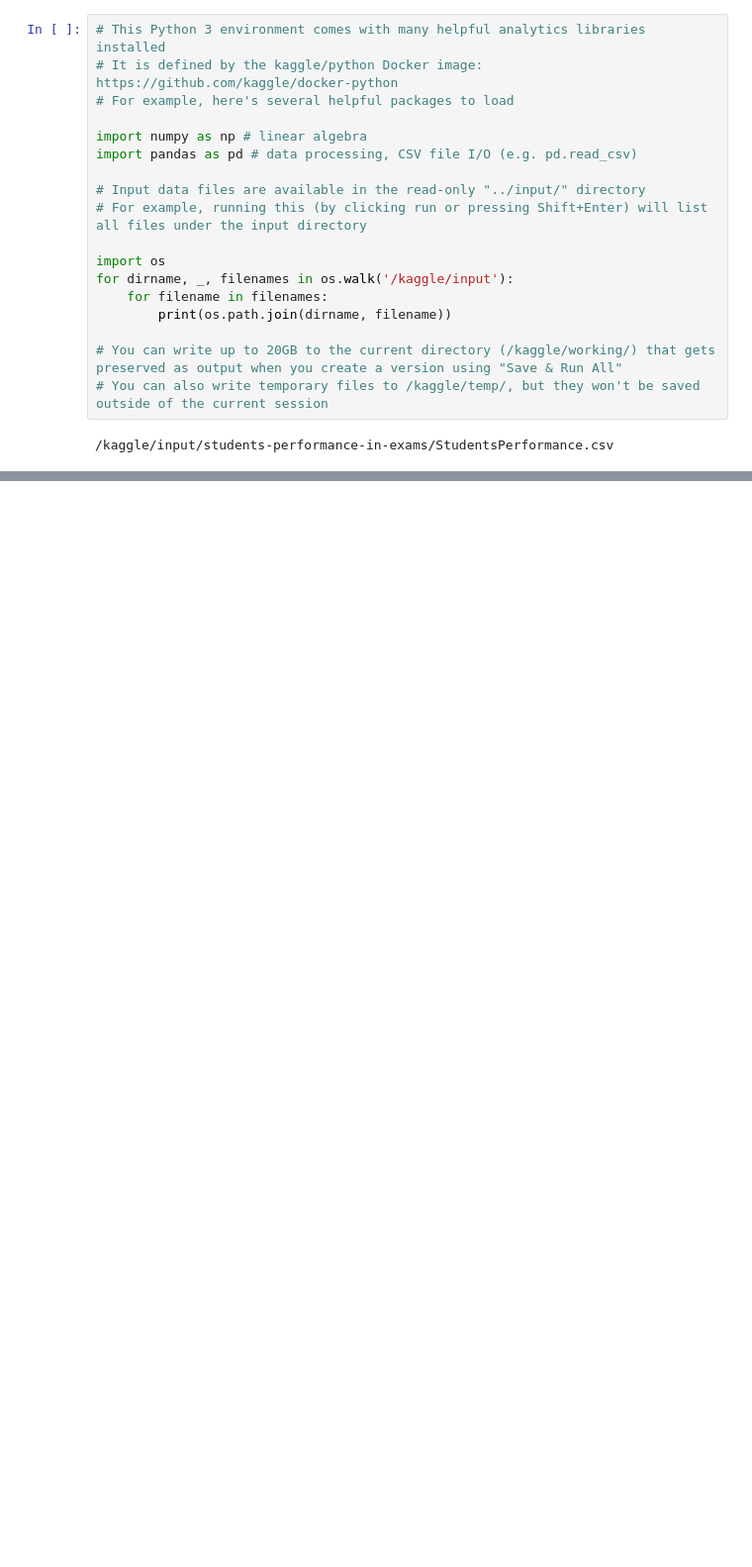
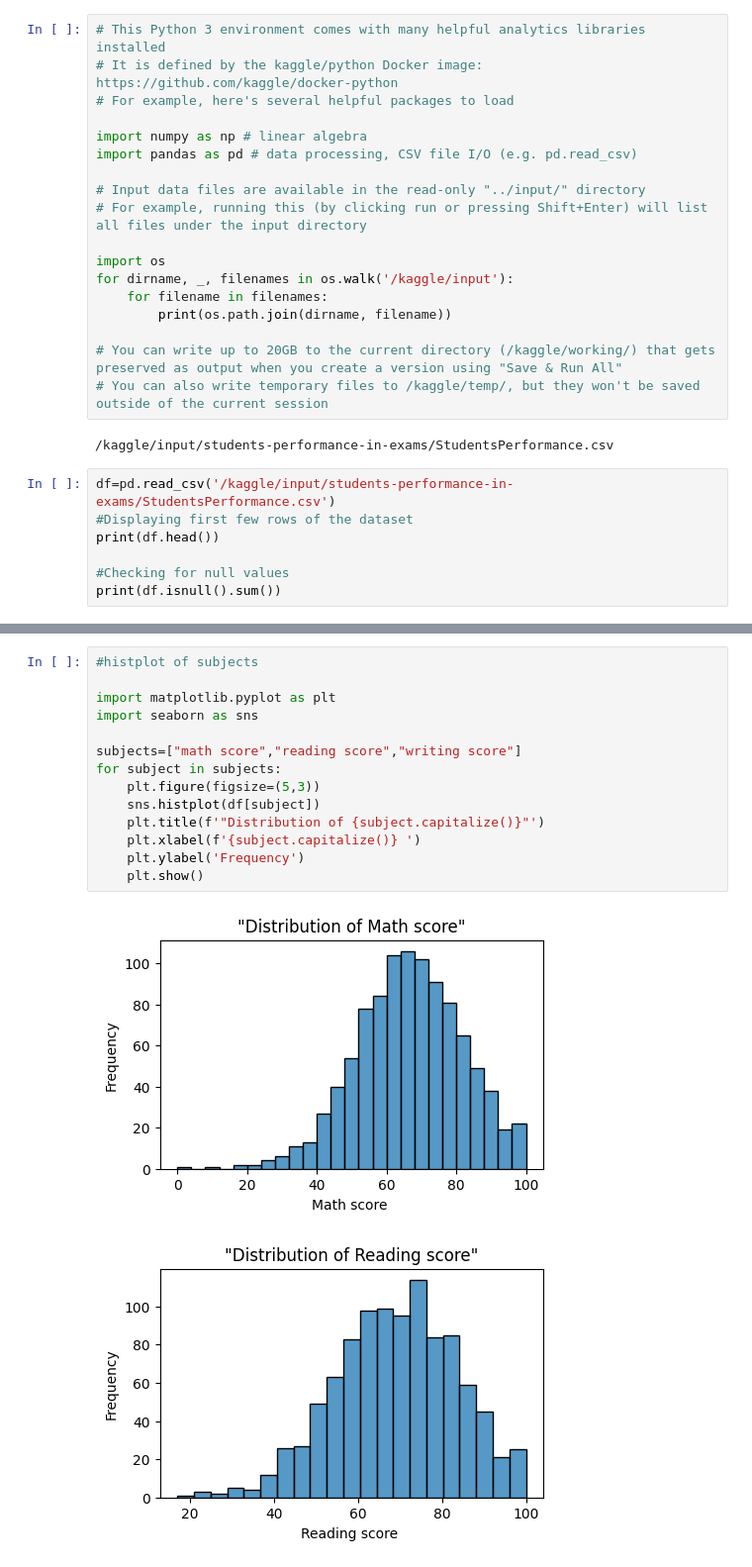
Before and after one commit to jaysreeb/Students-Performance-in-Exams-, a Jupyter notebook: students-performance-in-exams.ipynb, the cells around one changed output, grey strips where cells are left out. Shown: that part at 99% size. Saved outputs shown, nothing was run; the diff lists cells and outputs as text; blank space fills up the shorter version.

Commit message:
Kaggle Notebook | Students Performance in Exams  | Version 5

```diff
--- a/students-performance-in-exams.ipynb
+++ b/students-performance-in-exams.ipynb
@@ -18,3 +18,10 @@ for dirname, _, filenames in os.walk('/kaggle/input'):
 # You can also write temporary files to /kaggle/temp/, but they won't be saved outside of the current session
 # %% [output]
 /kaggle/input/students-performance-in-exams/StudentsPerformance.csv
+# %%
+df=pd.read_csv('/kaggle/input/students-performance-in-exams/StudentsPerformance.csv')
+#Displaying first few rows of the dataset
+print(df.head())
+
+#Checking for null values
+print(df.isnull().sum())
@@ -20,0 +79,17 @@ for dirname, _, filenames in os.walk('/kaggle/input'):
+# %%
+#histplot of subjects
+
+import matplotlib.pyplot as plt
+import seaborn as sns
+
+subjects=["math score","reading score","writing score"]
+for subject in subjects:
+    plt.figure(figsize=(5,3))
+    sns.histplot(df[subject])
+    plt.title(f'"Distribution of {subject.capitalize()}"')
+    plt.xlabel(f'{subject.capitalize()} ')
+    plt.ylabel('Frequency')
+    plt.show()
+# %% [output]
+[figure, added]
+[figure, added]
```
Also changed, not shown: parts of 11 cells of this notebook.
